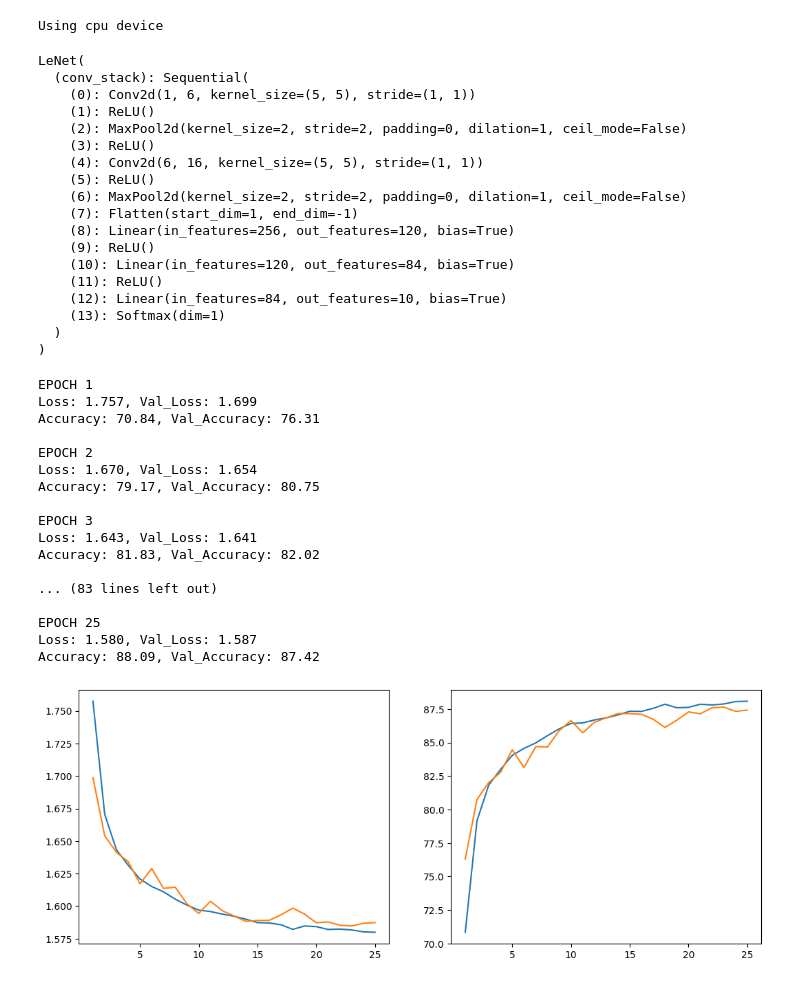
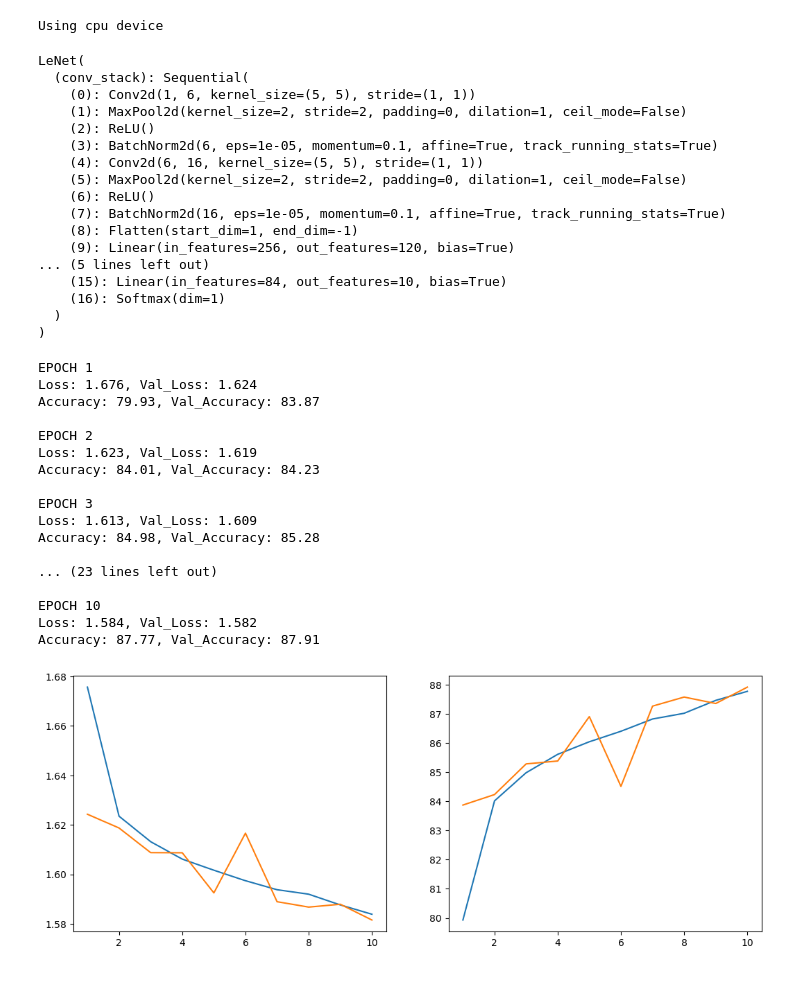
Before and after one commit to AlexanderDBell/TheDeveloperAcademy-Bootcamp, a Jupyter notebook: Final Project/clothes_detector.ipynb, the cells around one changed output. Saved outputs shown, nothing was run; the diff lists cells and outputs as text; code cells hidden in the pictures.

```diff
--- a/Final Project/clothes_detector.ipynb
+++ b/Final Project/clothes_detector.ipynb
@@ -66,17 +66,20 @@ class LeNet(nn.Module):
         super().__init__()
         self.conv_stack = nn.Sequential(
             nn.Conv2d(1, 6, 5),
-            nn.ReLU(),
             nn.MaxPool2d(2),
             nn.ReLU(),
+            nn.BatchNorm2d(6),
             nn.Conv2d(6, 16, 5),
+            nn.MaxPool2d(2),
             nn.ReLU(),
-            nn.MaxPool2d(2),
+            nn.BatchNorm2d(16),
             nn.Flatten(),
             nn.Linear(16*4*4, 120),
             nn.ReLU(),
+            nn.BatchNorm1d(120),
             nn.Linear(120, 84),
             nn.ReLU(),
+            nn.BatchNorm1d(84),
             nn.Linear(84, 10),
             nn.Softmax(1)
         )
@@ -188,62 +375,61 @@ Using cpu device
 # %%
 lenet_model = LeNet().to(device)
 loss_fn = nn.CrossEntropyLoss()
-lenet_optimiser = optim.Adam(lenet_model.parameters(), lr=0.001)
+lenet_optimiser = optim.Adam(lenet_model.parameters(), lr=0.001, weight_decay=0.0001)
 # %%
 print(lenet_model)
 # %% [output]
 LeNet(
   (conv_stack): Sequential(
     (0): Conv2d(1, 6, kernel_size=(5, 5), stride=(1, 1))
-    (1): ReLU()
-    (2): MaxPool2d(kernel_size=2, stride=2, padding=0, dilation=1, ceil_mode=False)
-    (3): ReLU()
+    (1): MaxPool2d(kernel_size=2, stride=2, padding=0, dilation=1, ceil_mode=False)
+    (2): ReLU()
+    (3): BatchNorm2d(6, eps=1e-05, momentum=0.1, affine=True, track_running_stats=True)
     (4): Conv2d(6, 16, kernel_size=(5, 5), stride=(1, 1))
-    (5): ReLU()
-    (6): MaxPool2d(kernel_size=2, stride=2, padding=0, dilation=1, ceil_mode=False)
-    (7): Flatten(start_dim=1, end_dim=-1)
-    (8): Linear(in_features=256, out_features=120, bias=True)
-    (9): ReLU()
-    (10): Linear(in_features=120, out_features=84, bias=True)
-    (11): ReLU()
-    (12): Linear(in_features=84, out_features=10, bias=True)
-    (13): Softmax(dim=1)
+    (5): MaxPool2d(kernel_size=2, stride=2, padding=0, dilation=1, ceil_mode=False)
+    (6): ReLU()
+    (7): BatchNorm2d(16, eps=1e-05, momentum=0.1, affine=True, track_running_stats=True)
+    (8): Flatten(start_dim=1, end_dim=-1)
+    (9): Linear(in_features=256, out_features=120, bias=True)
+... (5 lines left out)
+    (15): Linear(in_features=84, out_features=10, bias=True)
+    (16): Softmax(dim=1)
   )
 )
 # %%
 lenet_trainer = NetworkTrainer(lenet_model, loss_fn, lenet_optimiser)
-lenet_results = lenet_trainer.train_model(25)
+lenet_results = lenet_trainer.train_model(10)
 # %% [output]
 EPOCH 1
-Loss: 1.757, Val_Loss: 1.699
-Accuracy: 70.84, Val_Accuracy: 76.31
+Loss: 1.676, Val_Loss: 1.624
+Accuracy: 79.93, Val_Accuracy: 83.87
 
 EPOCH 2
-Loss: 1.670, Val_Loss: 1.654
-Accuracy: 79.17, Val_Accuracy: 80.75
+Loss: 1.623, Val_Loss: 1.619
+Accuracy: 84.01, Val_Accuracy: 84.23
 
 EPOCH 3
-Loss: 1.643, Val_Loss: 1.641
-Accuracy: 81.83, Val_Accuracy: 82.02
+Loss: 1.613, Val_Loss: 1.609
+Accuracy: 84.98, Val_Accuracy: 85.28
 
-... (83 lines left out)
+... (23 lines left out)
 
-EPOCH 25
-Loss: 1.580, Val_Loss: 1.587
-Accuracy: 88.09, Val_Accuracy: 87.42
+EPOCH 10
+Loss: 1.584, Val_Loss: 1.582
+Accuracy: 87.77, Val_Accuracy: 87.91
 # %%
 train_loss_list, train_acc_list, test_loss_list, test_acc_list = lenet_results
 
 fig, (ax1, ax2) = plt.subplots(1, 2, figsize=(12.8, 4.8))
-ax1.plot(range(1,26), train_loss_list)
-ax1.plot(range(1,26), test_loss_list)
-ax1.set_xticks(range(5,26,5))
-ax2.plot(range(1,26), train_acc_list)
-ax2.plot(range(1,26), test_acc_list)
-ax2.set_xticks(range(5,26,5))
+ax1.plot(range(1,11), train_loss_list)
+ax1.plot(range(1,11), test_loss_list)
+ax1.set_xticks(range(2,11,2))
+ax2.plot(range(1,11), train_acc_list)
+ax2.plot(range(1,11), test_acc_list)
+ax2.set_xticks(range(2,11,2))
 plt.show()
 # %% [output]
-[figure, old version]
+[figure, new version]
 # %%
 vgg_model = VGG().to(device)
 loss_fn = nn.CrossEntropyLoss()
```
Also changed, not shown: parts of 36 cells of this notebook.
